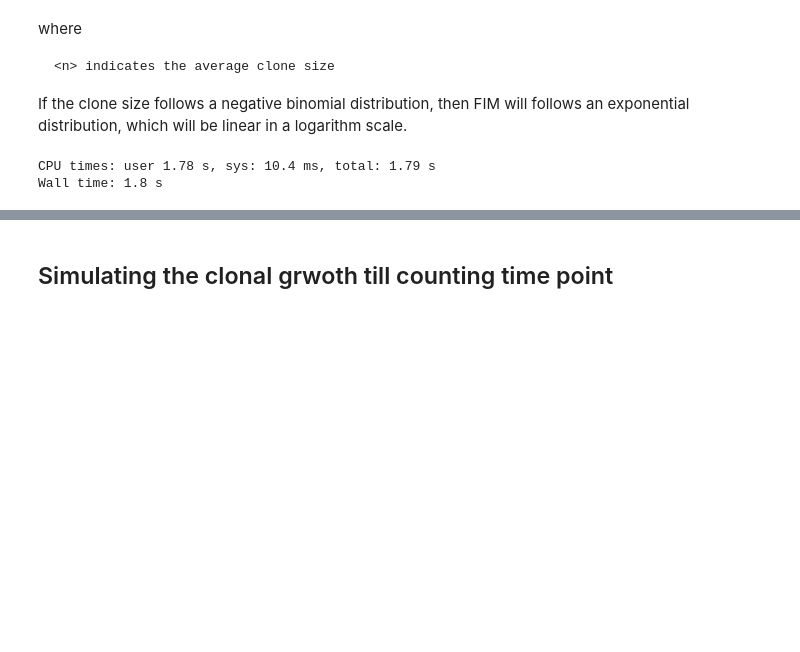
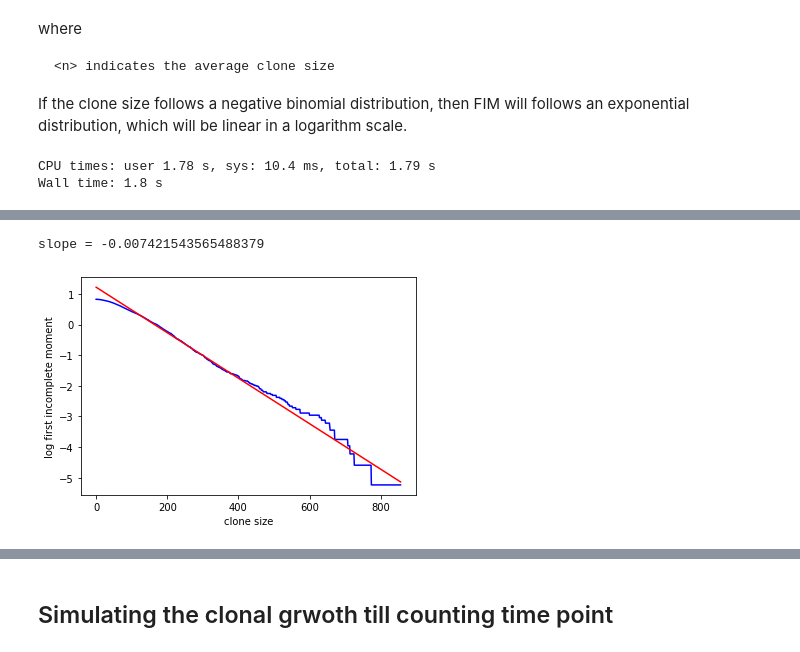
Before and after one commit to HuairenZhang/glioblastoma, a Jupyter notebook: updated clonal growth simulation.ipynb, the cells around one changed output, grey strips where cells are left out. Drawn from its saved outputs; the diff is of its cells as text; code cells hidden in the pictures; blank space fills up the shorter version.

```diff
--- a/updated clonal growth simulation.ipynb
+++ b/updated clonal growth simulation.ipynb
@@ -228,0 +409,6 @@ def logPlot(X,y):
+# %%
+cloneSizeRange = np.asarray(range(int(max(cloneSizes))))
+logPlot(cloneSizeRange,mu)
+# %% [output]
+slope = -0.007421543565488379
+[figure, added]
```
Also changed, not shown: parts of 17 cells of this notebook.
